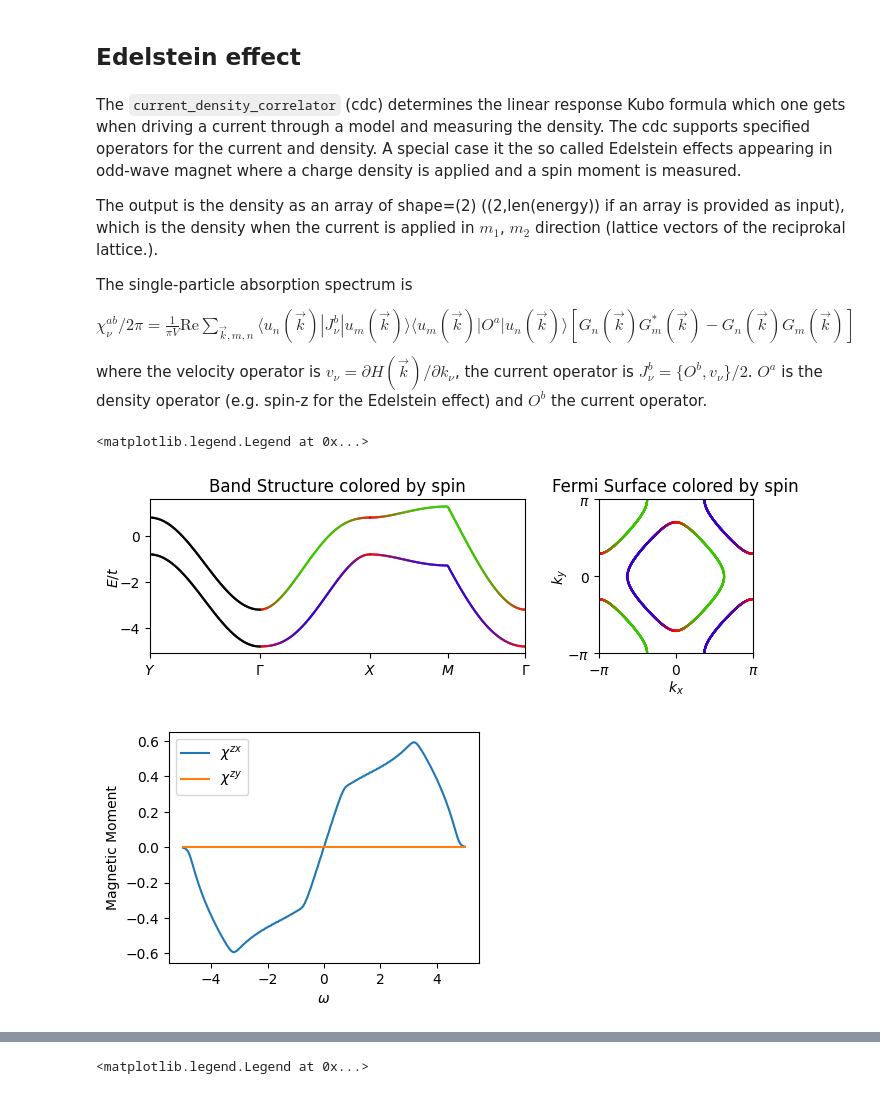
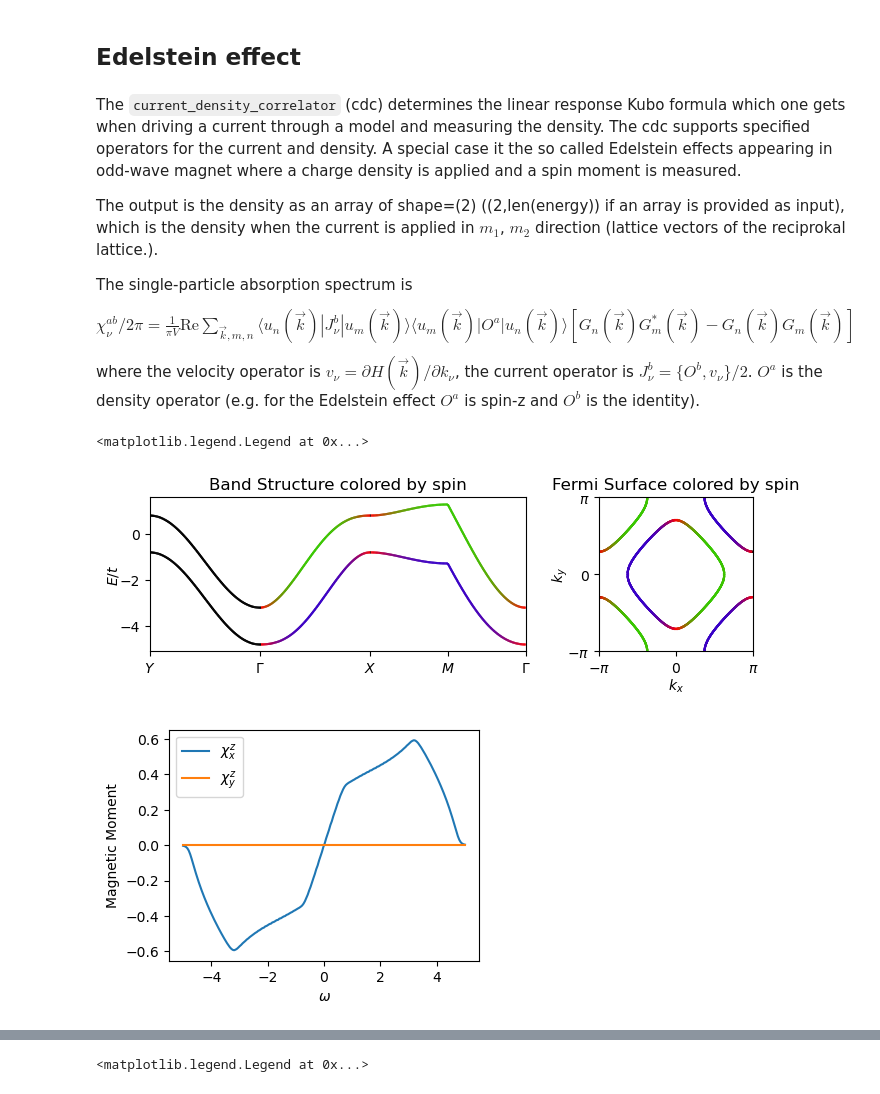
Before and after one commit to valeeb/blochK, a Jupyter notebook: tutorials/1_basics.ipynb, the cells around one changed output, grey strips where cells are left out. Cells and saved outputs as stored; diff of their text form; code cells hidden in the pictures.

```diff
--- a/tutorials/1_basics.ipynb
+++ b/tutorials/1_basics.ipynb
@@ -367,41 +369,41 @@ The single-particle absorption spectrum is
 $\chi_{\nu}^{ab}/2\pi = \frac{1}{\pi V}\mathrm{Re} \sum_{\vec{k},m,n} \langle u_n(\vec{k})| J^b_{\nu} |u_m(\vec{k})\rangle \langle u_m(\vec{k})| O^a | u_n(\vec{k})\rangle
 \left[G_n(\vec{k})G_m^*(\vec{k}) - G_n(\vec{k}) G_m(\vec{k}) \right] $
 
-where the velocity operator is $v_\nu = \partial H(\vec{k})/\partial k_\nu$, the current operator is $J^b_\nu = \{O^b, v_\nu\}/2$. $O^a$ is the density operator (e.g. spin-z for the Edelstein effect) and $O^b$ the current operator.
+where the velocity operator is $v_\nu = \partial H(\vec{k})/\partial k_\nu$, the current operator is $J^b_\nu = \{O^b, v_\nu\}/2$. $O^a$ is the density operator (e.g. for the Edelstein effect $O^a$ is spin-z and $O^b$ is the identity).
 # %%
 #for this we use a slighly different Hamiltonian, with 2 bands per spin.
 import blochK.hamiltonian_testing as hamiltonian_testing
 
 H_pAFM = Hamiltonian2D(hamiltonian_testing.H_pAFM_fct,
                        param=dict(m=0.8,alpha=[1,0],mu=0),
                        basis_states=['up, A','up, B','down, A','down, B'],
                        basis=['spin','orbital'])
 H_pAFM.add_operator('spin', np.array([1,1,-1,-1]))
 
 
 #plot band structure and Fermi surface
 fig,axs = plt.subplots(1,2,gridspec_kw={'width_ratios': [2,1]},figsize=(8,2))
 path = ['Y','\Gamma','X','M','\Gamma']
 axs[0].set_title('Band Structure colored by spin')
 axs[1].set_title('Fermi Surface colored by spin')
 plot_bandstruc(axs[0], H_pAFM, N_samples=100, labels_points_path=path, coloring_operator=H_pAFM.operator.spin)
 plot_FS(axs[1], H_pAFM, coloring_operator=H_pAFM.operator.spin)
 
 
 #compute the edelstein effect
 omegas = np.linspace(-5,5,200)
 moments = observable.current_density_correlator(H_pAFM, energy=omegas,operator_density=H_pAFM.operator.spin,Lk=100) #shape = (n_omegas)
 
 fig,ax = plt.subplots(1,1,figsize=(4,3))
-ax.plot(omegas,moments[0],label=r'$\chi^{zx}$')
-ax.plot(omegas,moments[1],label=r'$\chi^{zy}$')
+ax.plot(omegas,moments[0],label=r'$\chi^{z}_{x}$')
+ax.plot(omegas,moments[1],label=r'$\chi^{z}_{y}$')
 ax.set_xlabel(r'$\omega$')
 ax.set_ylabel('Magnetic Moment')
 ax.legend()
 # %% [output]
 <matplotlib.legend.Legend at 0x...>
-[figure, old version]
+[figure, new version]
-[figure, old version]
+[figure, new version]
 # %%
 #for this we use a slighly different Hamiltonian, with 2 bands per spin.
 import blochK.hamiltonian_testing as hamiltonian_testing
```
Also changed, not shown: parts of 8 cells of this notebook, 1 other file.
